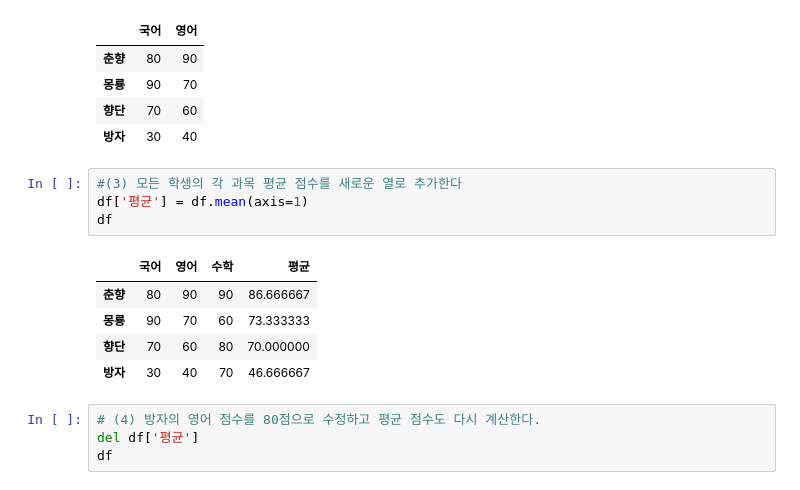
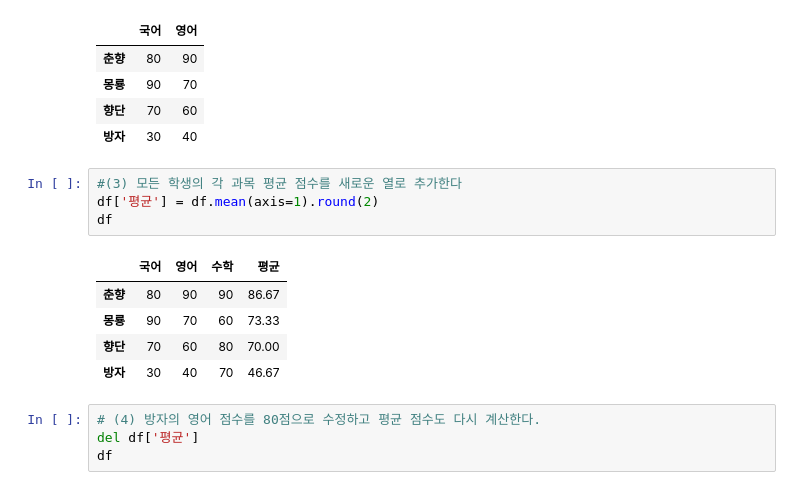
Before and after one commit to EunBiYang/DataAnalysis, a Jupyter notebook: 02.pandas/연습문제/연습문제1.ipynb, the cells around one changed output. Cells and saved outputs as stored; diff of their text form.

```diff
--- a/02.pandas/연습문제1.ipynb
+++ b/02.pandas/연습문제/연습문제1.ipynb
@@ -100,14 +100,14 @@ df[['국어','영어']]
 | 방자 | 30 | 40 |
 # %%
 #(3) 모든 학생의 각 과목 평균 점수를 새로운 열로 추가한다
-df['평균'] = df.mean(axis=1)
+df['평균'] = df.mean(axis=1).round(2)
 df
 # %% [output]
 |  | 국어 | 영어 | 수학 | 평균 |
-| 춘향 | 80 | 90 | 90 | 86.666667 |
-| 몽룡 | 90 | 70 | 60 | 73.333333 |
-| 향단 | 70 | 60 | 80 | 70.000000 |
-| 방자 | 30 | 40 | 70 | 46.666667 |
+| 춘향 | 80 | 90 | 90 | 86.67 |
+| 몽룡 | 90 | 70 | 60 | 73.33 |
+| 향단 | 70 | 60 | 80 | 70.00 |
+| 방자 | 30 | 40 | 70 | 46.67 |
 # %%
 # (4) 방자의 영어 점수를 80점으로 수정하고 평균 점수도 다시 계산한다.
 del df['평균']
```
Also changed, not shown: parts of 5 cells of this notebook, 12 other files.
